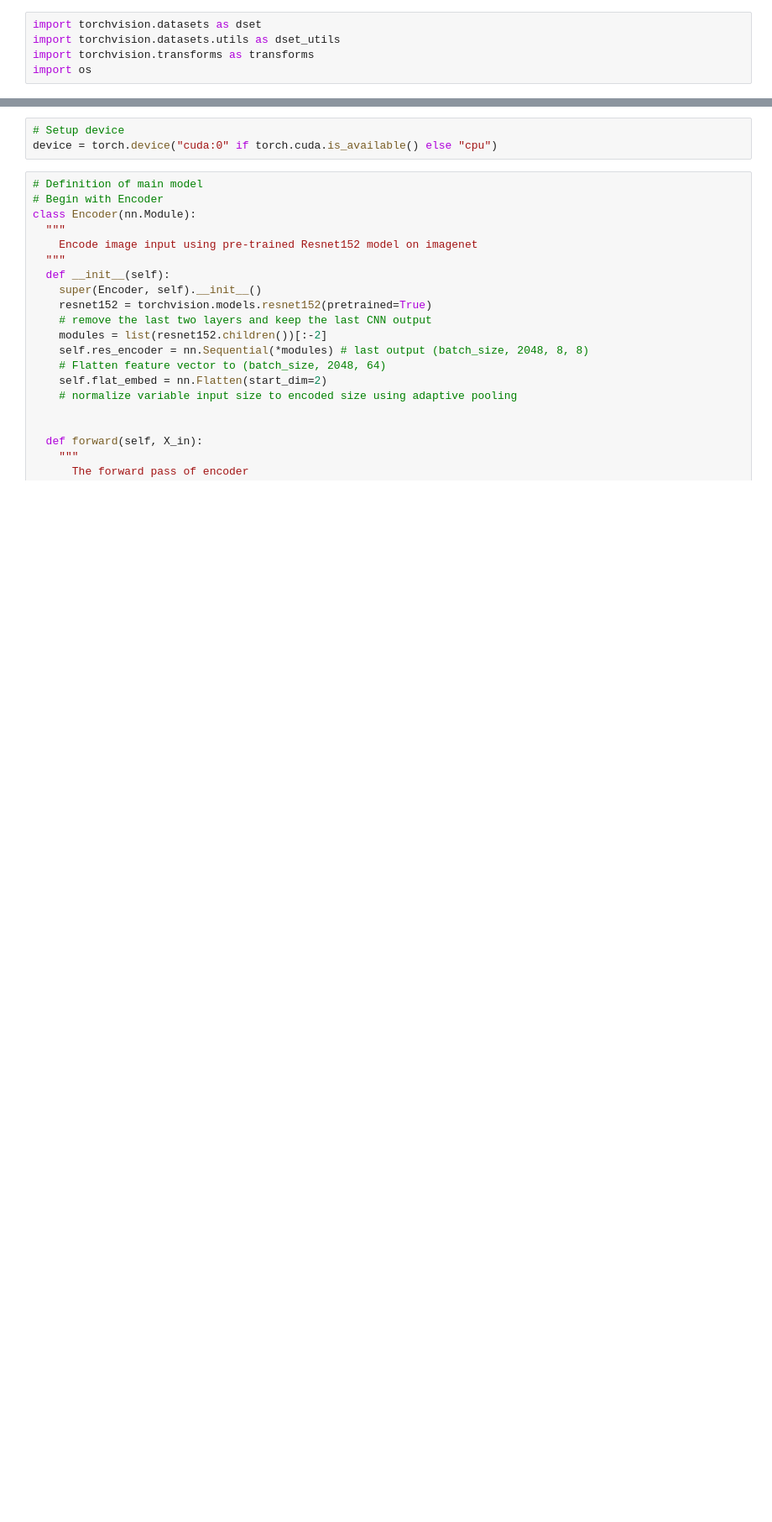
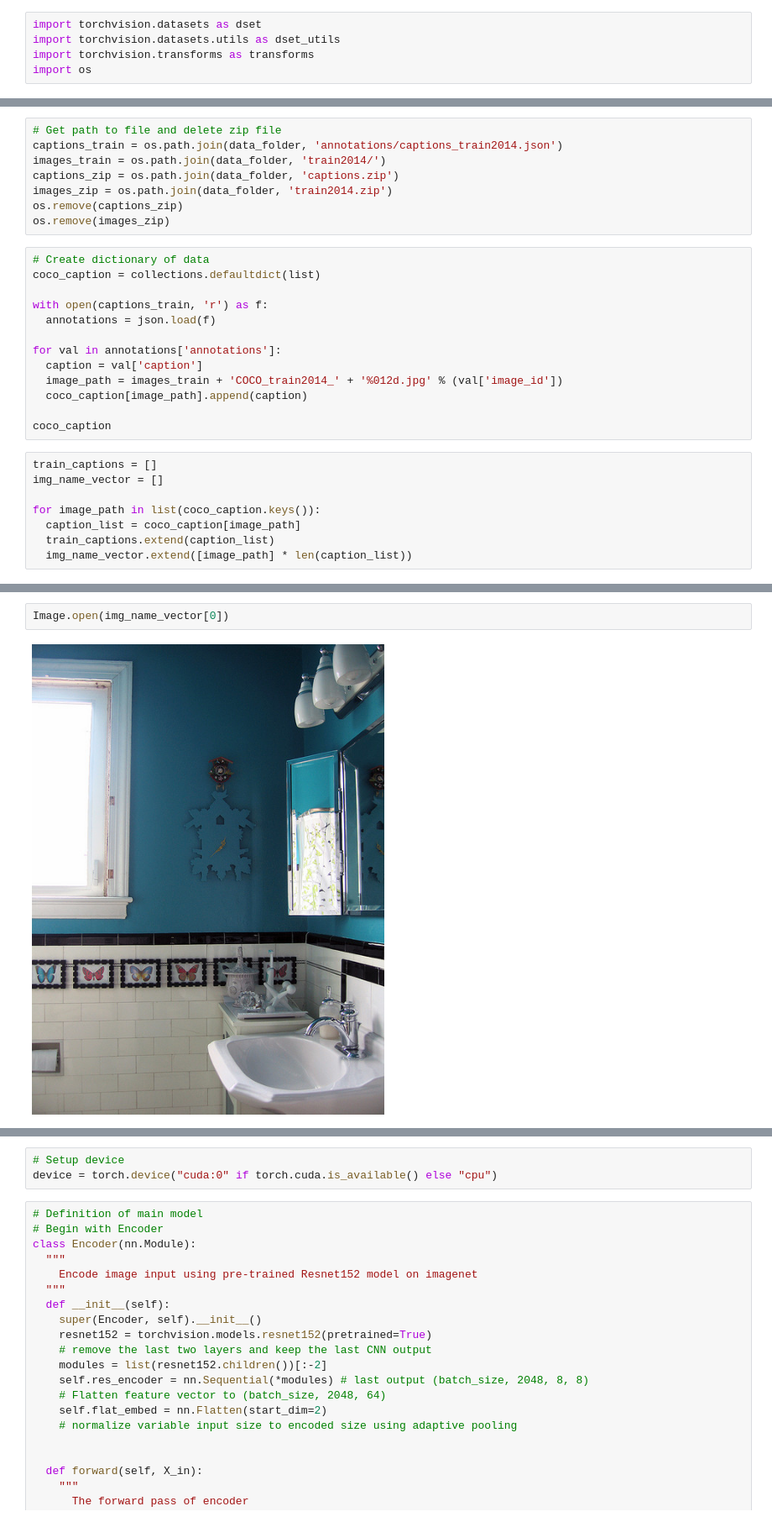
Before and after one commit to yscope75/CS2225.CH2001020, a Jupyter notebook: Image_captioning_Master_courses.ipynb, the cells around one changed output, grey strips where cells are left out. Shown at 84% size. Cells and saved outputs as stored; diff of their text form; blank space fills up the shorter version.

Commit message:
Update preprocessing data

```diff
--- a/Image_captioning_Master_courses.ipynb
+++ b/Image_captioning_Master_courses.ipynb
@@ -30,0 +62,29 @@ Extracting /content/coco/train2014/train2014.zip to /content/coco/train2014/
+# %%
+# Get path to file and delete zip file
+captions_train = os.path.join(data_folder, 'annotations/captions_train2014.json')
+images_train = os.path.join(data_folder, 'train2014/')
+captions_zip = os.path.join(data_folder, 'captions.zip')
+images_zip = os.path.join(data_folder, 'train2014.zip')
+os.remove(captions_zip)
+os.remove(images_zip)
+# %%
+# Create dictionary of data
+coco_caption = collections.defaultdict(list)
+
+with open(captions_train, 'r') as f:
+  annotations = json.load(f)
+
+for val in annotations['annotations']:
+  caption = val['caption']
+  image_path = images_train + 'COCO_train2014_' + '%012d.jpg' % (val['image_id'])
+  coco_caption[image_path].append(caption)
+
+coco_caption
+# %%
+train_captions = []
+img_name_vector = []
+
+for image_path in list(coco_caption.keys()):
+  caption_list = coco_caption[image_path]
+  train_captions.extend(caption_list)
+  img_name_vector.extend([image_path] * len(caption_list))
@@ -30,0 +129,4 @@ Extracting /content/coco/train2014/train2014.zip to /content/coco/train2014/
+# %%
+Image.open(img_name_vector[0])
+# %% [output]
+[figure, added]
```
Also changed, not shown: parts of 10 cells of this notebook.
